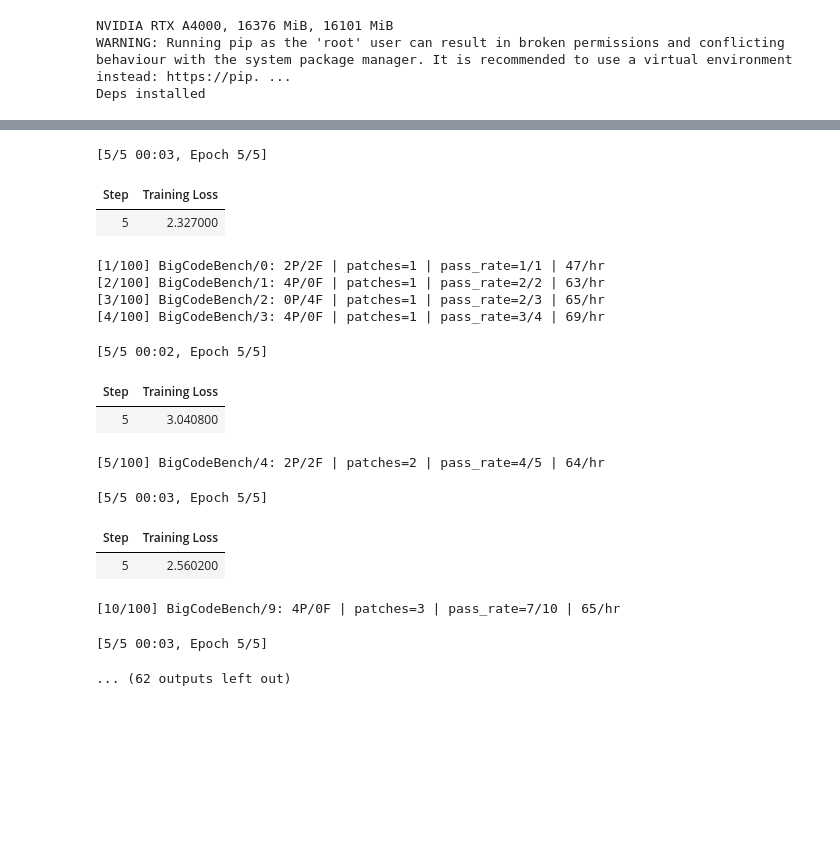
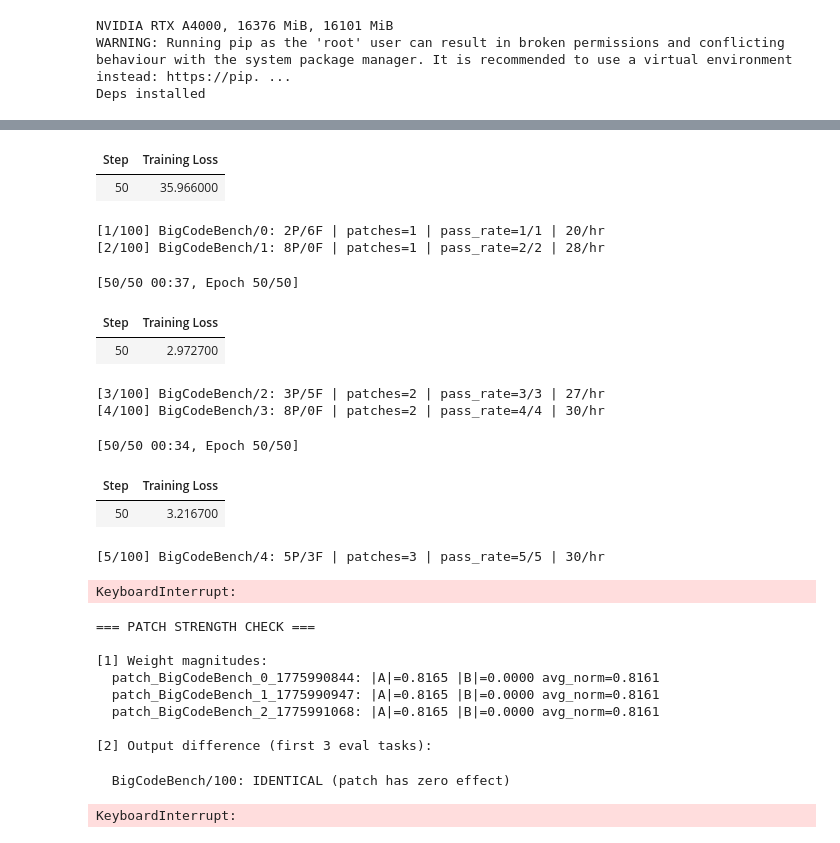
Before and after one commit to tungooxx/CogMem, a Jupyter notebook: paperspace_patches.ipynb, the cells around one changed output, grey strips where cells are left out. Saved outputs shown, nothing was run; the diff lists cells and outputs as text; code cells hidden in the pictures; blank space fills up the shorter version.

Commit message:
fix patch training diagnostics

```diff
--- a/paperspace_patches.ipynb
+++ b/paperspace_patches.ipynb
@@ -114,16 +151,22 @@ ValueError: `.to` is not supported for `4-bit` or `8-bit` bitsandbytes models. P
 # %%
 # Cell 4: Create patches from first 100 tasks
 # Generate N=4 candidates per task, find pass/fail contrasts, create patches
+import math
 import time
-from difflib import SequenceMatcher
 from cogmem.benchmarks.bigcodebench.prompts import SYSTEM_PROMPT, extract_code
 from cogmem.benchmarks.bigcodebench.evaluator import evaluate_solution
 from cogmem.patches.patch import CognitivePatch
 from cogmem.patches.bank import PatchBank
-from cogmem.patches.create import create_patch_from_contrast
+from cogmem.patches.create import (
+    DEFAULT_PATCH_LR,
+    DEFAULT_PATCH_RANK,
+    DEFAULT_PATCH_TRAIN_STEPS,
+    create_patch_from_contrast,
+)
 from cogmem.patches.wake import generate_with_model, find_best_contrast_pair
 
-N_CANDIDATES = 4
+N_CANDIDATES = 8
+PATCH_LOSS_ANOMALY_THRESHOLD = 10.0
 PATCH_DIR = "/notebooks/cogmem_patches"
 patch_bank = PatchBank(PATCH_DIR)
 
@@ -172,13 +215,28 @@ for i, task in enumerate(TRAIN_TASKS):
         best_pair, sim = find_best_contrast_pair(passes, fails)
         if best_pair:
             try:
-                patch = create_patch_from_contrast(
+                patch_start = time.time()
+                print('  Training patch: rank={} steps={} lr={}'.format(
+                    DEFAULT_PATCH_RANK, DEFAULT_PATCH_TRAIN_STEPS, DEFAULT_PATCH_LR))
+                patch, stats = create_patch_from_contrast(
                     base_model, tokenizer, prompt,
                     best_pair["fail"]["code"],
                     best_pair["pass"]["code"],
                     patch_id="patch_{}_{}".format(task_id.replace("/", "_"), int(time.time())),
-                    rank=2, n_steps=50, lr=5e-3,
+                    rank=DEFAULT_PATCH_RANK,
+                    n_steps=DEFAULT_PATCH_TRAIN_STEPS,
+                    lr=DEFAULT_PATCH_LR,
+                    show_progress=True,
+                    log_every_steps=1,
+                    return_stats=True,
                 )
+                patch_elapsed = time.time() - patch_start
+                final_loss = stats.final_loss
+                loss_text = 'n/a' if final_loss is None else '{:.4f}'.format(final_loss)
+                print('  Patch train summary: steps={} final_loss={} time={:.1f}s'.format(
+                    stats.total_steps, loss_text, patch_elapsed))
+                if final_loss is None or (not math.isfinite(final_loss)) or final_loss > PATCH_LOSS_ANOMALY_THRESHOLD:
+                    print('  WARNING: abnormal patch loss detected (final_loss={})'.format(loss_text))
                 patch.embedding = task_embedding
                 patch.source_task_id = task_id
                 patch_bank.add(patch)
@@ -216,20 +268,17 @@ Base model prepared for training
+| Step | Training Loss |
+| 50 | 35.966000 |
-[5/5 00:03, Epoch 5/5]
+[1/100] BigCodeBench/0: 2P/6F | patches=1 | pass_rate=1/1 | 20/hr
+[2/100] BigCodeBench/1: 8P/0F | patches=1 | pass_rate=2/2 | 28/hr
-| Step | Training Loss |
-| 5 | 2.327000 |
-[1/100] BigCodeBench/0: 2P/2F | patches=1 | pass_rate=1/1 | 47/hr
-[2/100] BigCodeBench/1: 4P/0F | patches=1 | pass_rate=2/2 | 63/hr
-[3/100] BigCodeBench/2: 0P/4F | patches=1 | pass_rate=2/3 | 65/hr
-[4/100] BigCodeBench/3: 4P/0F | patches=1 | pass_rate=3/4 | 69/hr
+[50/50 00:37, Epoch 50/50]
+| Step | Training Loss |
+| 50 | 2.972700 |
-[5/5 00:02, Epoch 5/5]
+[3/100] BigCodeBench/2: 3P/5F | patches=2 | pass_rate=3/3 | 27/hr
+[4/100] BigCodeBench/3: 8P/0F | patches=2 | pass_rate=4/4 | 30/hr
-| Step | Training Loss |
-| 5 | 3.040800 |
-[5/100] BigCodeBench/4: 2P/2F | patches=2 | pass_rate=4/5 | 64/hr
+[50/50 00:34, Epoch 50/50]
+| Step | Training Loss |
+| 50 | 3.216700 |
-[5/5 00:03, Epoch 5/5]
+[5/100] BigCodeBench/4: 5P/3F | patches=3 | pass_rate=5/5 | 30/hr
-| Step | Training Loss |
-| 5 | 2.560200 |
-[10/100] BigCodeBench/9: 4P/0F | patches=3 | pass_rate=7/10 | 65/hr
+KeyboardInterrupt:
-[5/5 00:03, Epoch 5/5]
-... (62 outputs left out)
 # %%
 # Cell 4b: Verify patches are strong enough
 import torch
@@ -318,3 +367,14 @@ else:
         print('Patches have weight. Good.')
     else:
         print('WARNING: Weights too small. Increase steps or lr.')
+# %% [output]
+=== PATCH STRENGTH CHECK ===
+
+[1] Weight magnitudes:
+  patch_BigCodeBench_0_1775990844: |A|=0.8165 |B|=0.0000 avg_norm=0.8161
+  patch_BigCodeBench_1_1775990947: |A|=0.8165 |B|=0.0000 avg_norm=0.8161
+  patch_BigCodeBench_2_1775991068: |A|=0.8165 |B|=0.0000 avg_norm=0.8161
+
+[2] Output difference (first 3 eval tasks):
+  BigCodeBench/100: IDENTICAL (patch has zero effect)
+KeyboardInterrupt:
```
Also changed, not shown: parts of 9 cells of this notebook, 2 other files.
